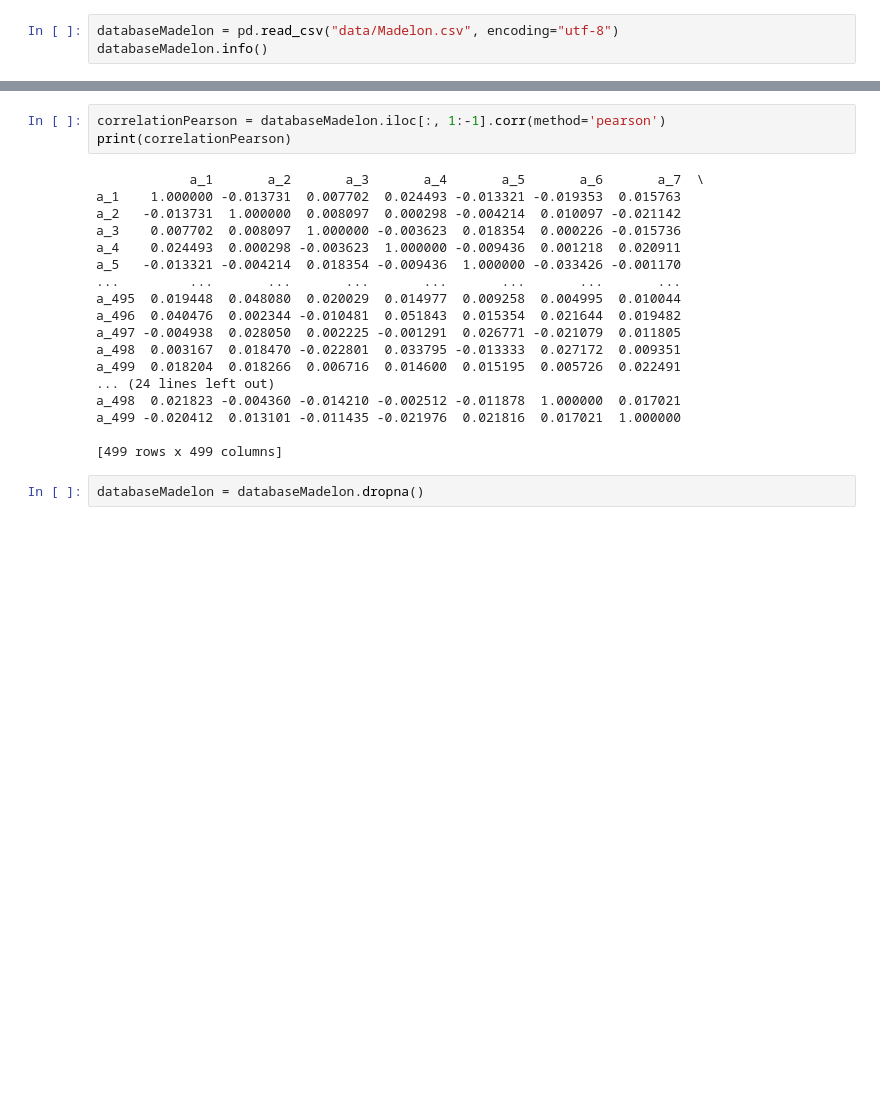
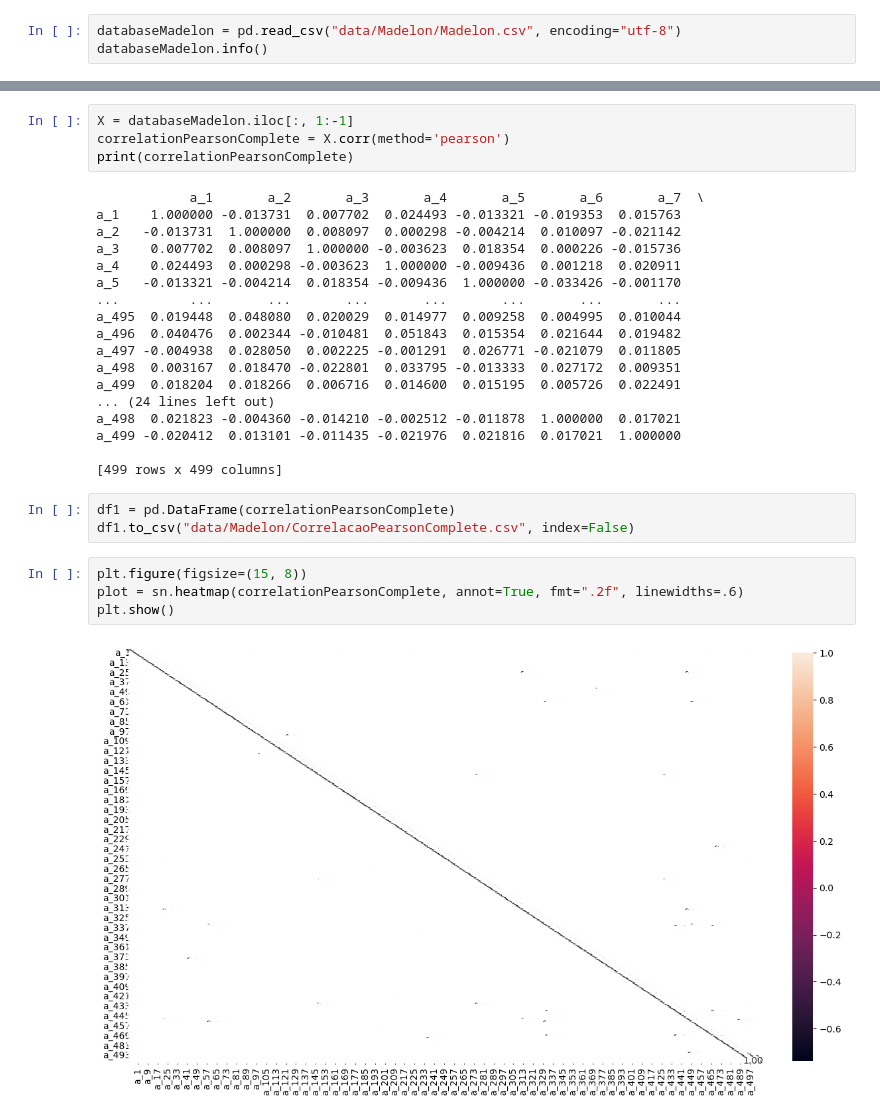
Before and after one commit to jady-lima/Correlacao-de-Pearson-e-Reducao-de-Dimensionalidade, a Jupyter notebook: src/02_correlacao_madelon.ipynb, the cells around one changed output, grey strips where cells are left out. Saved outputs shown, nothing was run; the diff lists cells and outputs as text; blank space fills up the shorter version.

```diff
--- a/src/02_correlacao_madelon.ipynb
+++ b/src/02_correlacao_madelon.ipynb
@@ -3,7 +3,7 @@ import pandas as pd
 import seaborn as sn
 import matplotlib.pyplot as plt
 # %%
-databaseMadelon = pd.read_csv("data/Madelon.csv", encoding="utf-8")
+databaseMadelon = pd.read_csv("data/Madelon/Madelon.csv", encoding="utf-8")
 databaseMadelon.info()
 # %% [output]
 <class 'pandas.core.frame.DataFrame'>
@@ -12,8 +12,9 @@ Columns: 501 entries, a_0 to classe
 dtypes: int64(501)
 memory usage: 9.9 MB
 # %%
-correlationPearson = databaseMadelon.iloc[:, 1:-1].corr(method='pearson')
-print(correlationPearson)
+X = databaseMadelon.iloc[:, 1:-1]
+correlationPearsonComplete = X.corr(method='pearson')
+print(correlationPearsonComplete)
 # %% [output]
             a_1       a_2       a_3       a_4       a_5       a_6       a_7  \
 a_1    1.000000 -0.013731  0.007702  0.024493 -0.013321 -0.019353  0.015763
@@ -32,6 +33,13 @@ a_498  0.021823 -0.004360 -0.014210 -0.002512 -0.011878  1.000000  0.017021
 a_499 -0.020412  0.013101 -0.011435 -0.021976  0.021816  0.017021  1.000000
 
 [499 rows x 499 columns]
-# %%
-databaseMadelon = databaseMadelon.dropna()
+# %%
+df1 = pd.DataFrame(correlationPearsonComplete)
+df1.to_csv("data/Madelon/CorrelacaoPearsonComplete.csv", index=False)
+# %%
+plt.figure(figsize=(15, 8))
+plot = sn.heatmap(correlationPearsonComplete, annot=True, fmt=".2f", linewidths=.6)
+plt.show()
+# %% [output]
+[figure, added]
 # %%
```
Also changed, not shown: parts of 10 cells of this notebook, 5 other files.
